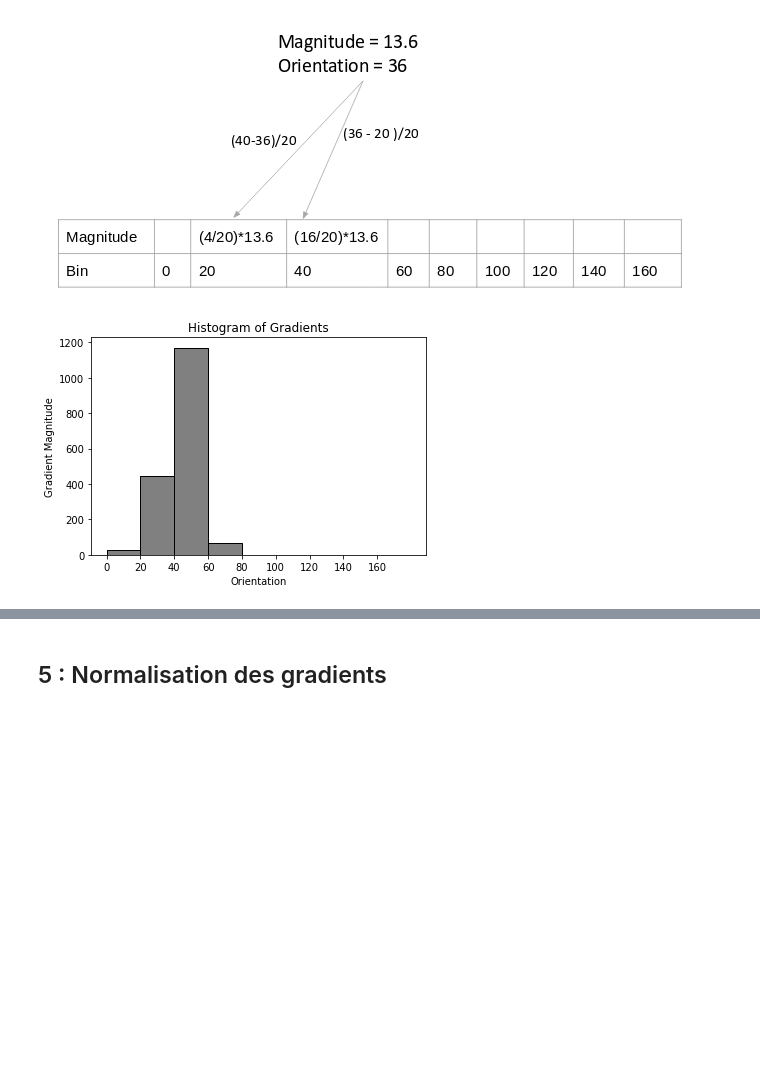
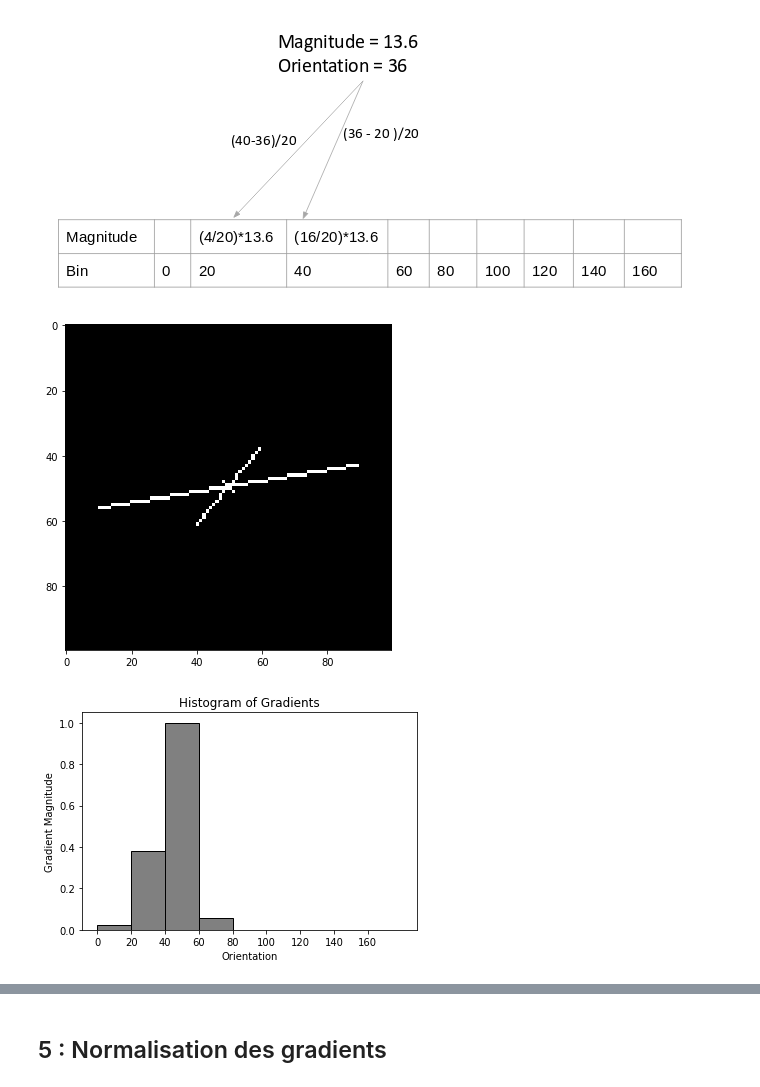
Before and after one commit to lisacsn/Histogram-of-Oriented-Gradients, a Jupyter notebook: Implémentation/Projet Hog.ipynb, the cells around one changed output, grey strips where cells are left out. Saved outputs shown, nothing was run; the diff lists cells and outputs as text; code cells hidden in the pictures; blank space fills up the shorter version.

Commit message:
ajout fonction affichage cellule HOG

```diff
--- a/Implémentation/Projet Hog.ipynb
+++ b/Implémentation/Projet Hog.ipynb
@@ -210,9 +210,37 @@ def histogram_per_cell(img, o, m):
 # %%
 histograms_cam = histogram_per_cell(image_cam, o_cam, m_cam)
 histograms_fleche = histogram_per_cell(image_fleche, o_fleche, m_fleche)
-# %%
-# Exemple :
-# Histrogramme orienté de la cellule x=6 et y=10 pour l'image de la flèche
-afficher_hist(histograms_fleche[10,6,:], hist_bins)
-# %% [output]
-[figure, removed]
+# %%
+def afficher_une_cellule(hist, x, y):
+
+    cell = hist[x,y]
+    height = 100
+    width = 100
+    hog_image = np.zeros((height, width))
+
+    centre_cell = 8 / 2
+    max_mag = np.array(cell).max()
+
+    grad = cell
+    grad /= max_mag
+    angle = 0
+    angle_gap = 360 / 9 # divisé par le nombre de bins
+
+    for magnitude in grad:
+        angle_radian = math.radians(angle)
+        x1 = int(height//2 + magnitude * centre_cell * math.cos(angle_radian) * 10)
+        y1 = int(width//2 - magnitude * centre_cell * math.sin(angle_radian) * 10)
+        x2 = int(height//2 - magnitude * centre_cell * math.cos(angle_radian) * 10)
+        y2 = int(width//2 + magnitude * centre_cell * math.sin(angle_radian) * 10)
+        cv2.line(hog_image, (y1, x1), (y2, x2), (255,255,255))
+        angle += angle_gap
+
+    plt.figure(figsize = (6,6))
+    plt.imshow(hog_image, 'gray')
+    plt.show()
+
+afficher_une_cellule(histograms_fleche, 10, 6)
+afficher_hist(histograms_fleche[10,6,:], hist_bins)
+# %% [output]
+[figure, added]
+[figure, added]
```
Also changed, not shown: parts of 1 cell of this notebook.
